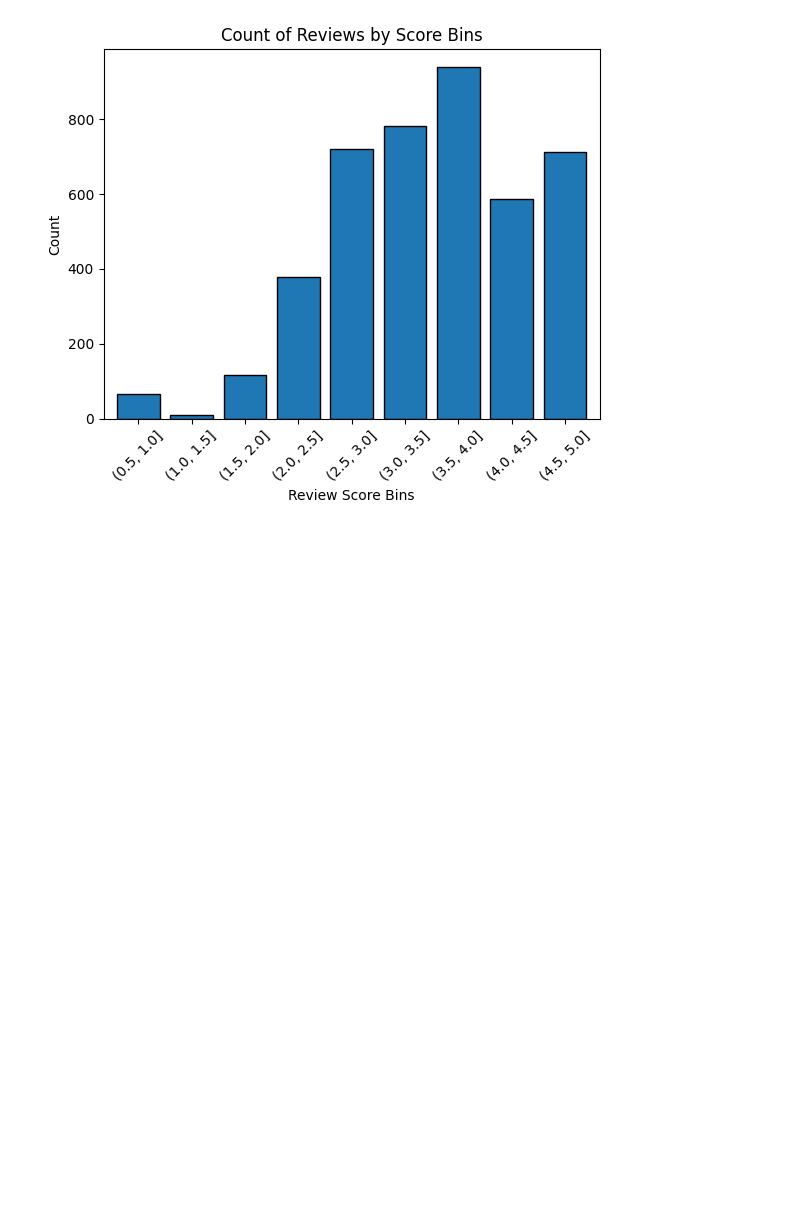
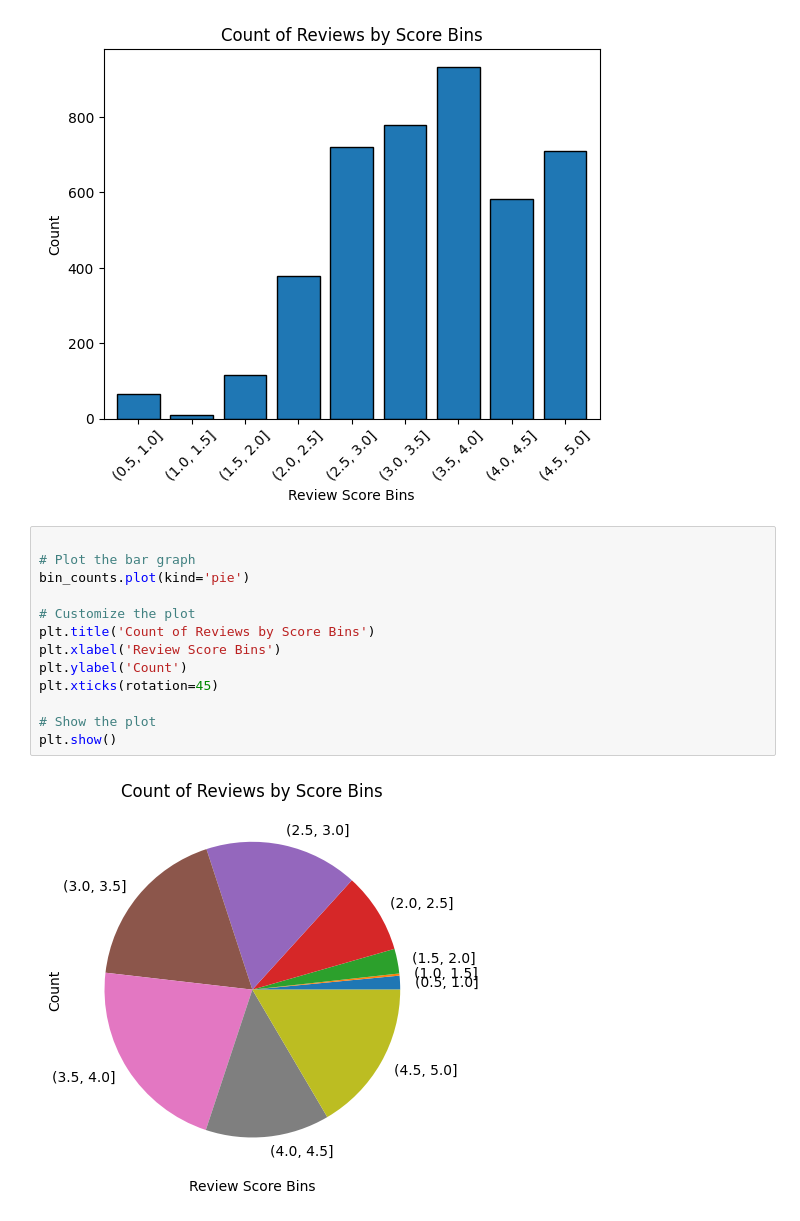
Before and after one commit to chenjoshua7/NLP_FinalProject, a Jupyter notebook: eda.ipynb, the cells around one changed output. Saved outputs shown, nothing was run; the diff lists cells and outputs as text; blank space fills up the shorter version.

```diff
--- a/eda.ipynb
+++ b/eda.ipynb
@@ -45,6 +48,21 @@ plt.xticks(rotation=45)
 plt.show()
 # %% [output]
 [figure]
+# %%
+
+# Plot the bar graph
+bin_counts.plot(kind='pie')
+
+# Customize the plot
+plt.title('Count of Reviews by Score Bins')
+plt.xlabel('Review Score Bins')
+plt.ylabel('Count')
+plt.xticks(rotation=45)
+
+# Show the plot
+plt.show()
+# %% [output]
+[figure, added]
 # %%
 min_count = np.log10(books_merged['ratingsCount'].min())
 max_count = np.log10(books_merged['ratingsCount'].max())
```
Also changed, not shown: parts of 20 cells of this notebook, 2 other files.
